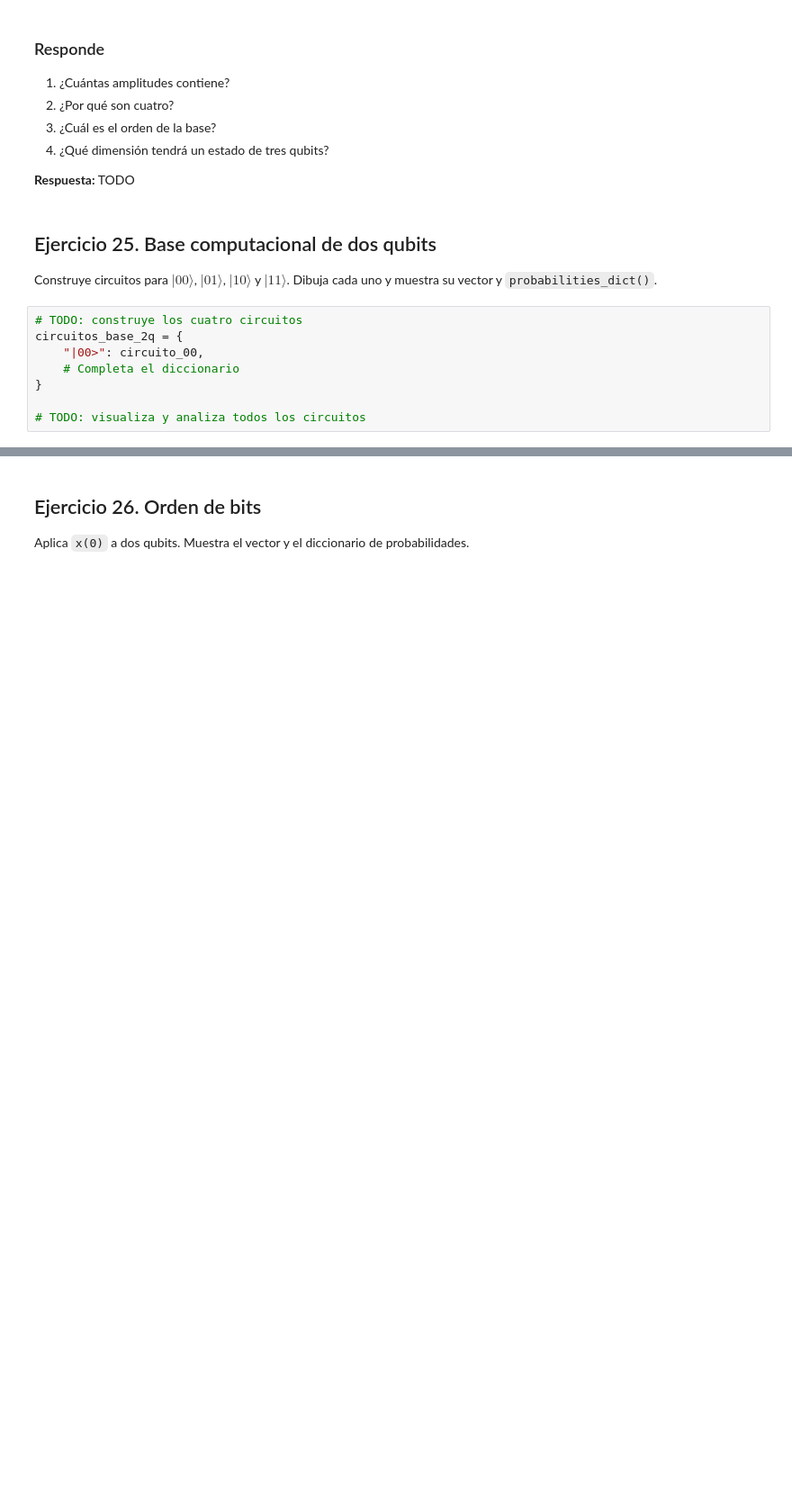
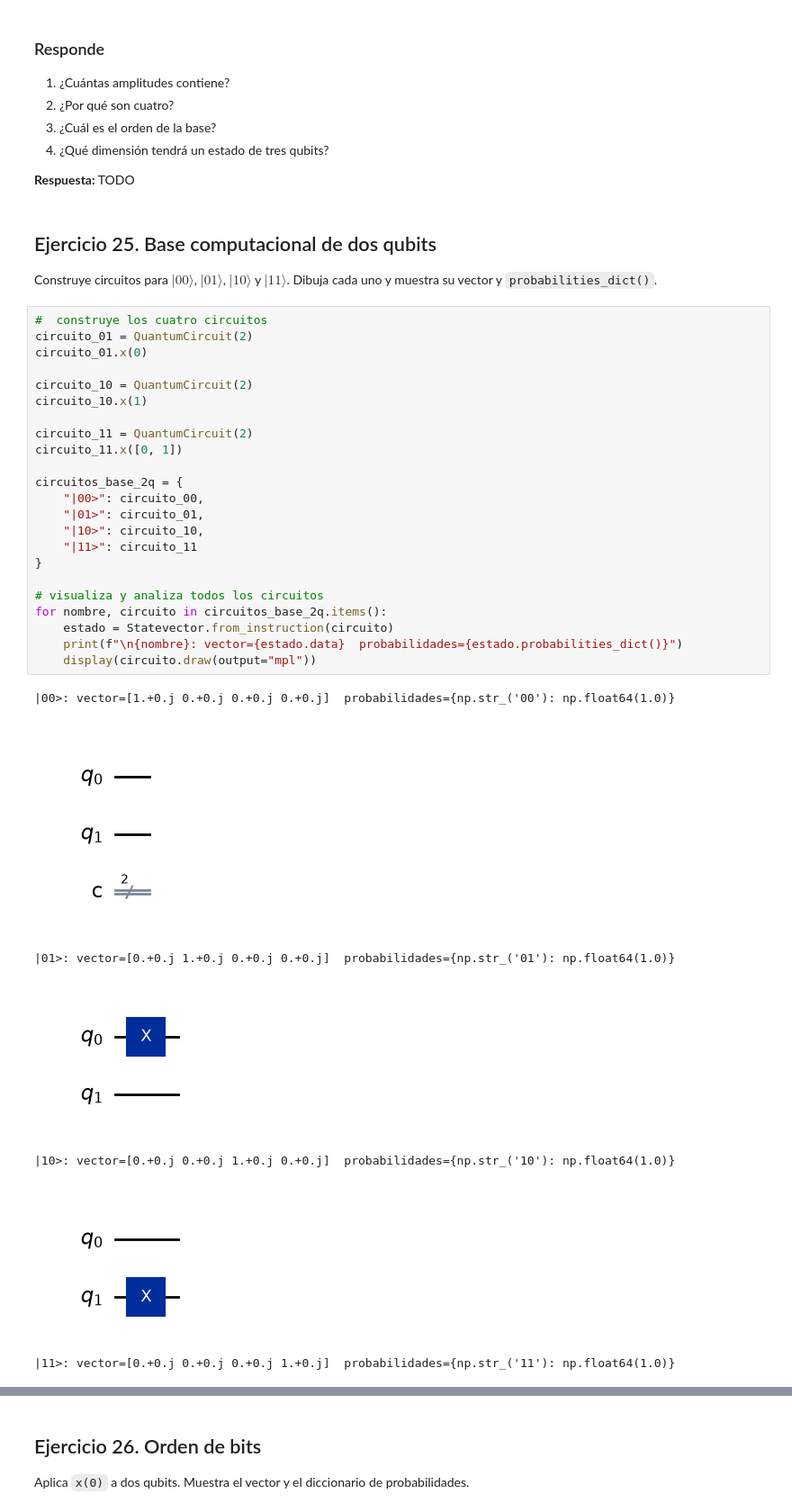
Before and after one commit to marta-perez-roldan/Computacion-Cuantica, a Jupyter notebook: Tema 2/2_practica1.ipynb, the cells around one changed output, grey strips where cells are left out. Shown at 90% size. Drawn from its saved outputs; the diff is of its cells as text; blank space fills up the shorter version.

```diff
--- a/Tema 2/2_practica1.ipynb
+++ b/Tema 2/2_practica1.ipynb
@@ -829,11 +956,34 @@ P(|11>)=1.0
 # %% [markdown]
 ## Ejercicio 25. Base computacional de dos qubits
 Construye circuitos para $|00\rangle$, $|01\rangle$, $|10\rangle$ y $|11\rangle$. Dibuja cada uno y muestra su vector y `probabilities_dict()`.
-# %%
-# TODO: construye los cuatro circuitos
-circuitos_base_2q = {
-    "|00>": circuito_00,
-    # Completa el diccionario
-}
-
-# TODO: visualiza y analiza todos los circuitos
+# %%
+#  construye los cuatro circuitos
+circuito_01 = QuantumCircuit(2)
+circuito_01.x(0)
+
+circuito_10 = QuantumCircuit(2)
+circuito_10.x(1)
+
+circuito_11 = QuantumCircuit(2)
+circuito_11.x([0, 1])
+
+circuitos_base_2q = {
+    "|00>": circuito_00,
+    "|01>": circuito_01,
+    "|10>": circuito_10,
+    "|11>": circuito_11
+}
+
+# visualiza y analiza todos los circuitos
+for nombre, circuito in circuitos_base_2q.items():
+    estado = Statevector.from_instruction(circuito)
+    print(f"\n{nombre}: vector={estado.data}  probabilidades={estado.probabilities_dict()}")
+    display(circuito.draw(output="mpl"))
+# %% [output]
+|00>: vector=[1.+0.j 0.+0.j 0.+0.j 0.+0.j]  probabilidades={np.str_('00'): np.float64(1.0)}
+[figure, added]
+|01>: vector=[0.+0.j 1.+0.j 0.+0.j 0.+0.j]  probabilidades={np.str_('01'): np.float64(1.0)}
+[figure, added]
+|10>: vector=[0.+0.j 0.+0.j 1.+0.j 0.+0.j]  probabilidades={np.str_('10'): np.float64(1.0)}
+[figure, added]
+|11>: vector=[0.+0.j 0.+0.j 0.+0.j 1.+0.j]  probabilidades={np.str_('11'): np.float64(1.0)}
```
Also changed, not shown: parts of 30 cells of this notebook, 1 other file.
